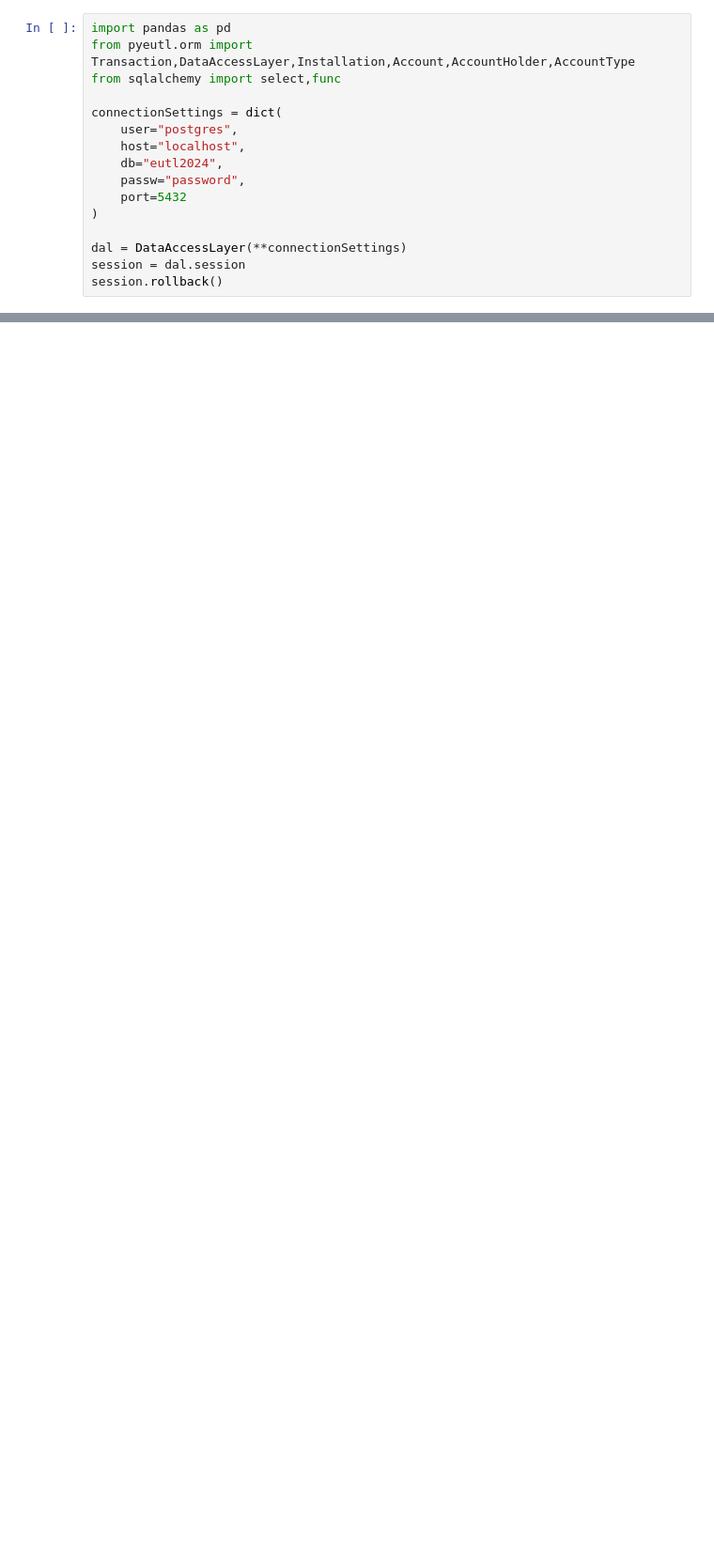
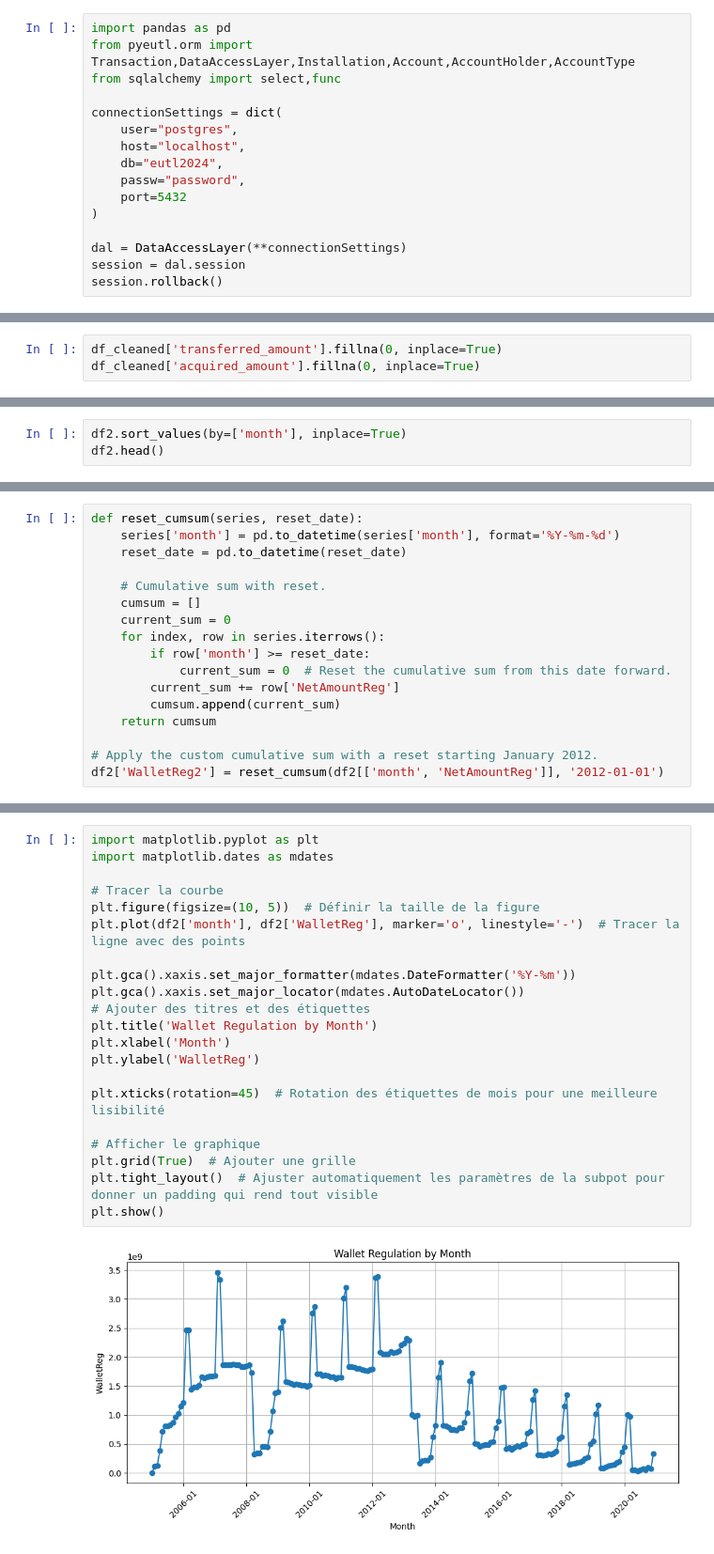
Before and after one commit to ZoeRouquie/Banking-EU-ETS, a Jupyter notebook: extraction.ipynb, the cells around one changed output, grey strips where cells are left out. Shown: that part at 94% size. Saved outputs shown, nothing was run; the diff lists cells and outputs as text; blank space fills up the shorter version.

```diff
--- a/extraction.ipynb
+++ b/extraction.ipynb
@@ -184,0 +219,3 @@ df.head()
+# %%
+df_cleaned['transferred_amount'].fillna(0, inplace=True)
+df_cleaned['acquired_amount'].fillna(0, inplace=True)
@@ -184,0 +308,3 @@ df.head()
+# %%
+df2.sort_values(by=['month'], inplace=True)
+df2.head()
@@ -184,0 +386,17 @@ df.head()
+# %%
+def reset_cumsum(series, reset_date):
+    series['month'] = pd.to_datetime(series['month'], format='%Y-%m-%d')
+    reset_date = pd.to_datetime(reset_date)
+
+    # Cumulative sum with reset.
+    cumsum = []
+    current_sum = 0
+    for index, row in series.iterrows():
+        if row['month'] >= reset_date:
+            current_sum = 0  # Reset the cumulative sum from this date forward.
+        current_sum += row['NetAmountReg']
+        cumsum.append(current_sum)
+    return cumsum
+
+# Apply the custom cumulative sum with a reset starting January 2012.
+df2['WalletReg2'] = reset_cumsum(df2[['month', 'NetAmountReg']], '2012-01-01')
@@ -184,0 +409,23 @@ df.head()
+# %%
+import matplotlib.pyplot as plt
+import matplotlib.dates as mdates
+
+# Tracer la courbe
+plt.figure(figsize=(10, 5))  # Définir la taille de la figure
+plt.plot(df2['month'], df2['WalletReg'], marker='o', linestyle='-')  # Tracer la ligne avec des points
+
+plt.gca().xaxis.set_major_formatter(mdates.DateFormatter('%Y-%m'))
+plt.gca().xaxis.set_major_locator(mdates.AutoDateLocator())
+# Ajouter des titres et des étiquettes
+plt.title('Wallet Regulation by Month')
+plt.xlabel('Month')
+plt.ylabel('WalletReg')
+
+plt.xticks(rotation=45)  # Rotation des étiquettes de mois pour une meilleure lisibilité
+
+# Afficher le graphique
+plt.grid(True)  # Ajouter une grille
+plt.tight_layout()  # Ajuster automatiquement les paramètres de la subpot pour donner un padding qui rend tout visible
+plt.show()
+# %% [output]
+[figure, added]
```
Also changed, not shown: parts of 61 cells of this notebook, 9 other files.
